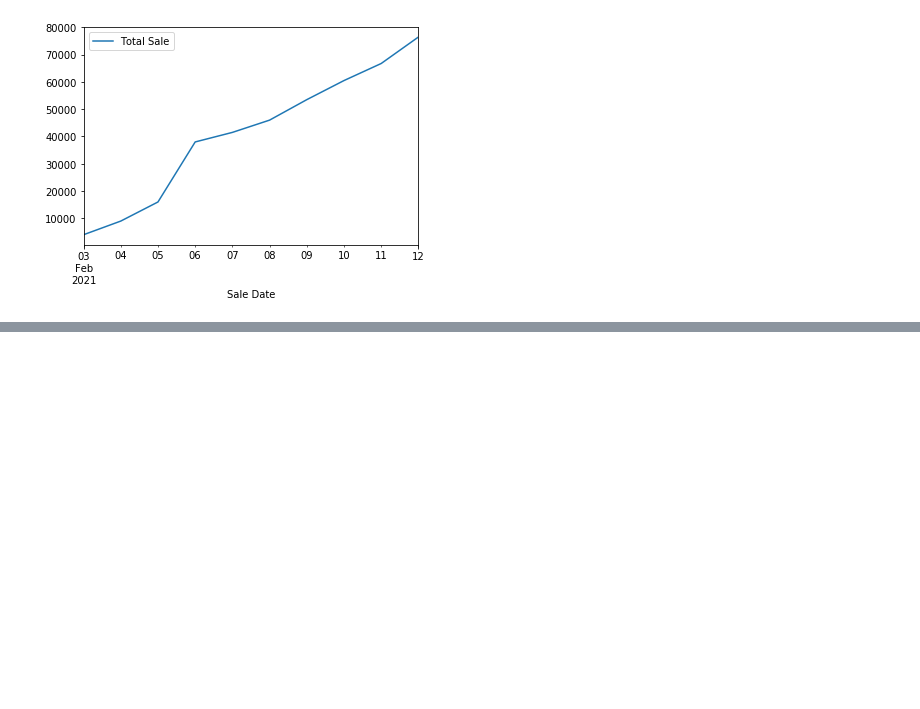
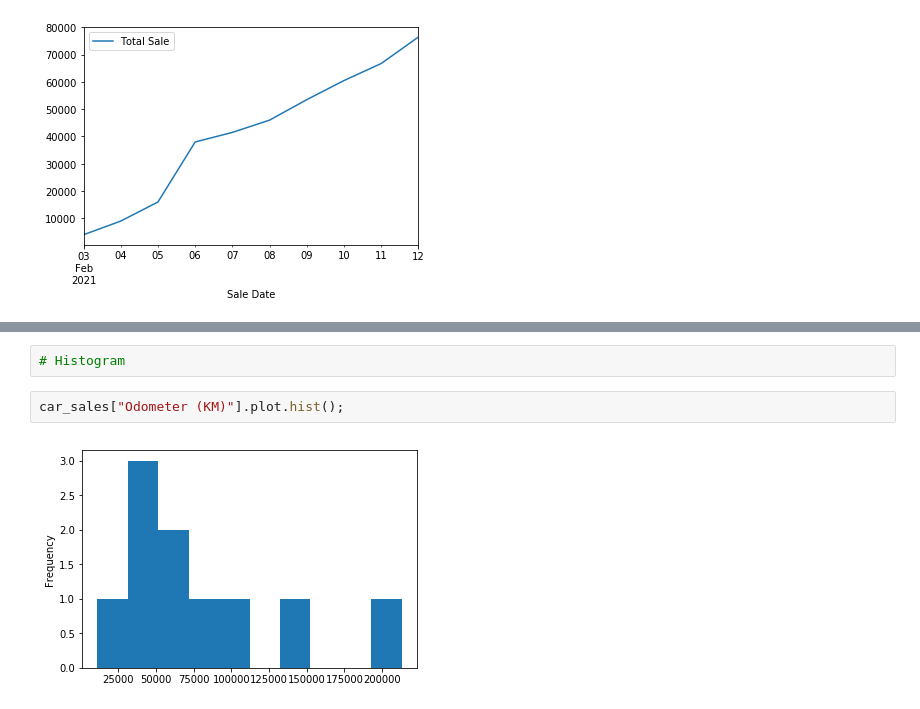
Before and after one commit to aryatomarAI/Machine-learning-and-data-science, a Jupyter notebook: Matplotlib/Introduction-to-matplotlib.ipynb, the cells around one changed output, grey strips where cells are left out. Cells and saved outputs as stored; diff of their text form; blank space fills up the shorter version.

```diff
--- a/Matplotlib/Introduction-to-matplotlib.ipynb
+++ b/Matplotlib/Introduction-to-matplotlib.ipynb
@@ -287,0 +356,6 @@ car_sales.plot(x='Odometer (KM)',y="Price",kind="scatter");
+# %%
+# Histogram
+# %%
+car_sales["Odometer (KM)"].plot.hist();
+# %% [output]
+[figure, added]
```
Also changed, not shown: parts of 15 cells of this notebook.
